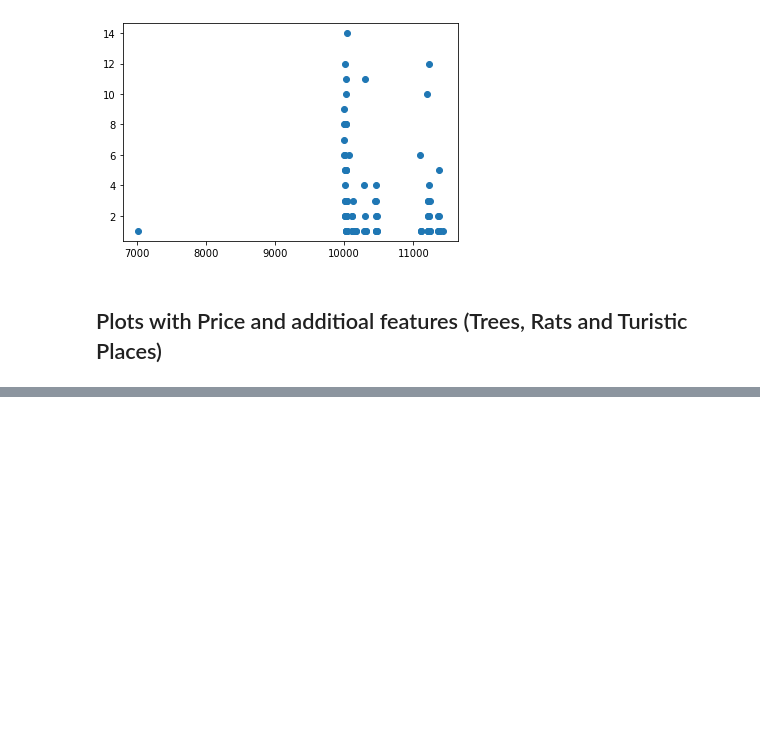
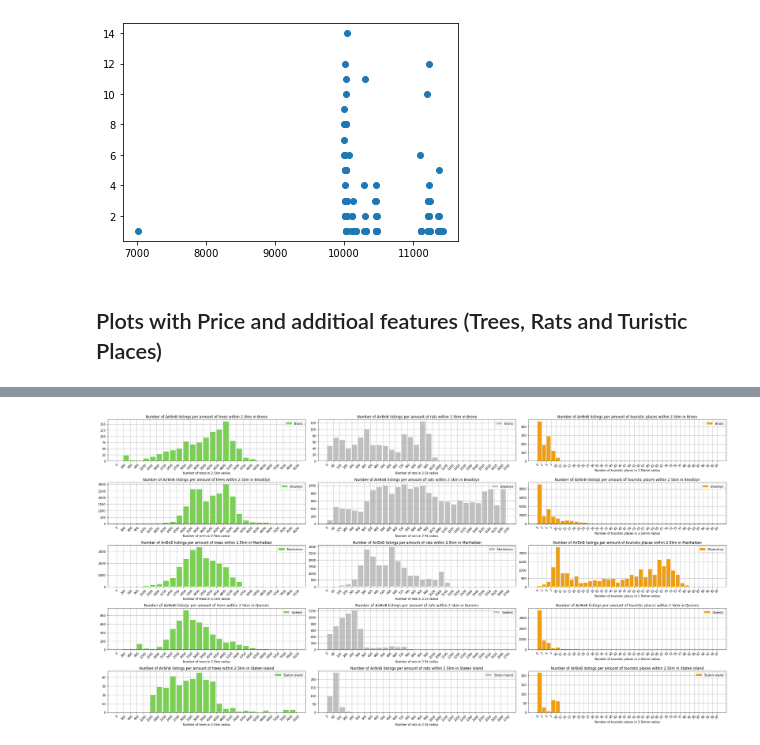
Before and after one commit to KathGran8/Air_BnB_Data_Viz, a Jupyter notebook: Explainer/Data_exploration.ipynb, the cells around one changed output, grey strips where cells are left out. Cells and saved outputs as stored; diff of their text form; code cells hidden in the pictures; blank space fills up the shorter version.

Commit message:
Plots for additional features

```diff
--- a/Explainer/Data_exploration.ipynb
+++ b/Explainer/Data_exploration.ipynb
@@ -217,3 +217,7 @@ plt.show()
 [figure]
 # %% [markdown]
 ## Plots with Price and additioal features (Trees, Rats and Turistic Places)
+# %%
+df_join = pd.read_csv("joined_data.csv")
+display(df_join.head(2))
+df_join.shape
@@ -219,0 +230,14 @@ plt.show()
+# %%
+y_borough = df_join.groupby(['neighbourhood_group']).mean()[['number_of_places_2500m','number_of_places_1000m','number_of_places_500m','number_of_rats_2500m','number_of_rats_1000m','number_of_rats_500m','number_of_trees_2500m','number_of_trees_1000m','number_of_trees_500m', 'price']].sort_values(by = ['neighbourhood_group'])
+
+y_borough['number_of_places_2500m'] = y_borough['number_of_places_2500m']/sum(y_borough['number_of_places_2500m'])*100
+y_borough['number_of_places_1000m'] = y_borough['number_of_places_1000m']/sum(y_borough['number_of_places_1000m'])*100
+y_borough['number_of_places_500m'] = y_borough['number_of_places_500m']/sum(y_borough['number_of_places_500m'])*100
+y_borough['number_of_rats_2500m'] = y_borough['number_of_rats_2500m']/sum(y_borough['number_of_rats_2500m'])*100
+y_borough['number_of_rats_1000m'] = y_borough['number_of_rats_1000m']/sum(y_borough['number_of_rats_1000m'])*100
+y_borough['number_of_rats_500m'] = y_borough['number_of_rats_500m']/sum(y_borough['number_of_rats_500m'])*100
+y_borough['number_of_trees_2500m'] = y_borough['number_of_trees_2500m']/sum(y_borough['number_of_trees_2500m'])*100
+y_borough['number_of_trees_1000m'] = y_borough['number_of_trees_1000m']/sum(y_borough['number_of_trees_1000m'])*100
+y_borough['number_of_trees_500m'] = y_borough['number_of_trees_500m']/sum(y_borough['number_of_trees_500m'])*100
+y_borough.price = y_borough.price /sum(y_borough.price)*100
+display(y_borough)
@@ -219,0 +252,62 @@ plt.show()
+# %%
+colors = {'rats':'#C0C0C0', 'trees':'#79D151', 'places':'#F29D0A', 'prices':'#0C0786'}
+# %%
+bins_trees = np.arange(0, 8400, 300)
+bins_rats = np.arange(0, 1800,60)
+bins_places = np.arange(0, 100, 2.5)
+
+
+n = sorted(df_join.neighbourhood_group.unique().tolist())
+fig, ax = plt.subplots(len(y_borough),3, sharey=False, sharex=False)
+fig.set_size_inches(30,(len(n)*3))
+
+for idx,i in enumerate(y_borough.index):
+    ax[idx,0].set_xlabel('Number of trees in 2.5km radius')
+    ax[idx,0].set_title('Number of AirBnB listings per amount of trees within 2.5km in ' +i)
+    ax[idx,1].set_xlabel('Number of rats in 2.5k radius')
+    ax[idx,1].set_title('Number of AirBnB listings per amount of rats within 2.5km in ' +i)
+    ax[idx,2].set_xlabel('Number of touristic places in 2.5kmm radius')
+    ax[idx,2].set_title('Number of AirBnB listings per amount of touristic places within 2.5km in ' + i)
+
+color = colors.get('trees')
+for i in range(len(n)):
+    p = df_join[df_join.neighbourhood_group == n[i]].number_of_trees_2500m.reset_index(drop=True)
+    ax[i,0].hist(p,label = n[i], color = color, bins=bins_trees)
+    ax[i,0].legend(loc="upper right")
+    j = ax[i,0]
+    j.set_xticks(bins_trees)
+    j.set_xticklabels(map(int, bins_trees), rotation=45)
+    for rect in j.patches:
+        rect.set_color(color)
+        rect.set_width(rect.get_width()*0.8)
+
+color = colors.get('rats')
+for i in range(len(n)):
+    p = df_join[df_join.neighbourhood_group == n[i]].number_of_rats_2500m.reset_index(drop=True)
+    ax[i,1].hist(p,label = n[i], color = color, bins=bins_rats)
+    ax[i,1].legend(loc="upper right")
+    j = ax[i,1]
+    j.set_xticks(bins_rats)
+    j.set_xticklabels(map(int, bins_rats), rotation=45)
+    for rect in j.patches:
+        rect.set_color(color)
+        rect.set_width(rect.get_width()*0.8)
+
+color = colors.get('places')
+for i in range(len(n)):
+    p = df_join[df_join.neighbourhood_group == n[i]].number_of_places_2500m.reset_index(drop=True)
+    ax[i,2].hist(p,label = n[i], color = colors.get('places'), bins=bins_places)
+    ax[i,2].legend(loc="upper right")
+    j = ax[i,2]
+    j.set_xticks(bins_places)
+    j.set_xticklabels(map(int, bins_places), rotation=45)
+    for rect in j.patches:
+        rect.set_color(color)
+        rect.set_width(rect.get_width()*0.8)
+
+    for i in ax.reshape(-1):
+        i.grid()
+    plt.autoscale(enable=True, axis='y')
+    fig.tight_layout()
+# %% [output]
+[figure, added]
```
Also changed, not shown: parts of 4 cells of this notebook.
